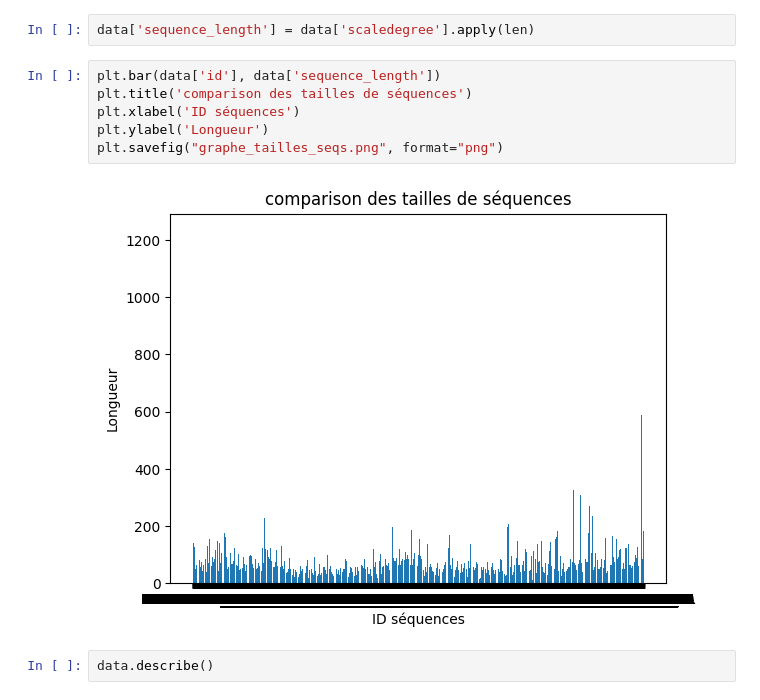
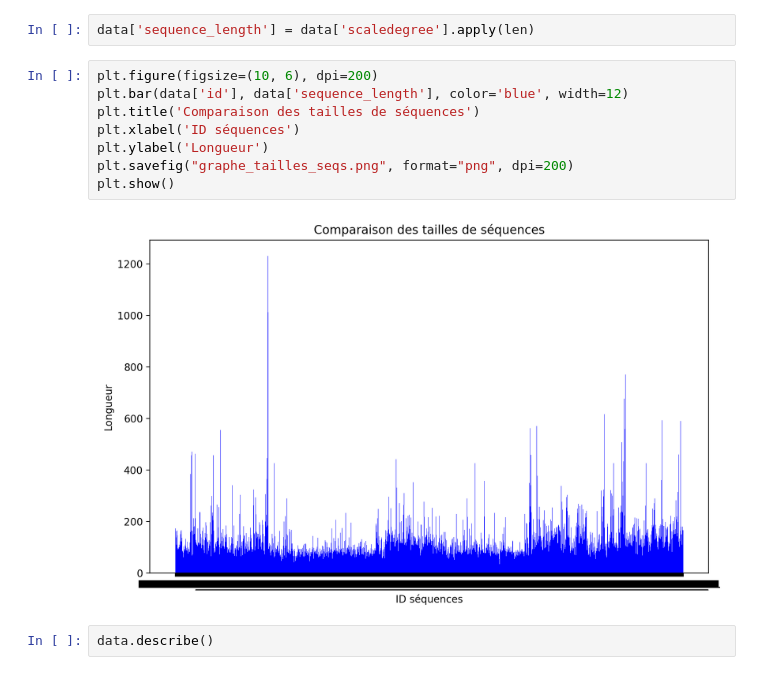
Before and after one commit to val9212/projet_ml, a Jupyter notebook: Visualisation/selection_données.ipynb, the cells around one changed output. Cells and saved outputs as stored; diff of their text form.

Commit message:
Adjust sequence size graph scaling

```diff
--- a/Visualisation/selection_données.ipynb
+++ b/Visualisation/selection_données.ipynb
@@ -262,13 +266,15 @@ pre_selection = data
 # %%
 data['sequence_length'] = data['scaledegree'].apply(len)
 # %%
-plt.bar(data['id'], data['sequence_length'])
-plt.title('comparison des tailles de séquences')
+plt.figure(figsize=(10, 6), dpi=200)
+plt.bar(data['id'], data['sequence_length'], color='blue', width=12)
+plt.title('Comparaison des tailles de séquences')
 plt.xlabel('ID séquences')
 plt.ylabel('Longueur')
-plt.savefig("graphe_tailles_seqs.png", format="png")
+plt.savefig("graphe_tailles_seqs.png", format="png", dpi=200)
+plt.show()
 # %% [output]
-[figure, old version]
+[figure, new version]
 # %%
 data.describe()
 # %% [output]
```
Also changed, not shown: parts of 2 cells of this notebook, 1 other file.
